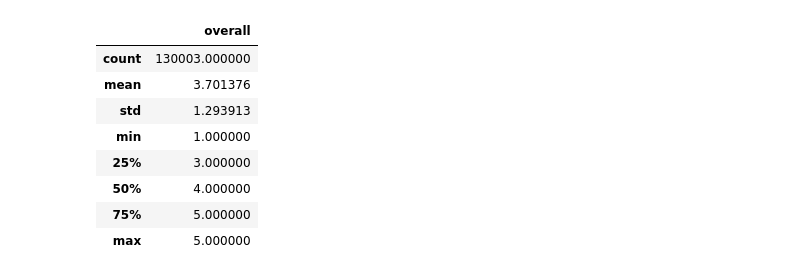
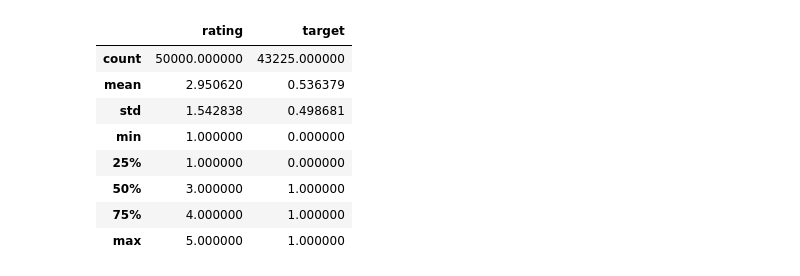
Before and after one commit to SKsergio/FeelingsProductPY, a Jupyter notebook: notebooks/ProcessAllData.ipynb, the cells around one changed output. Cells and saved outputs as stored; diff of their text form; code cells hidden in the pictures.

```diff
--- a/notebooks/ProcessAllData.ipynb
+++ b/notebooks/ProcessAllData.ipynb
@@ -9,0 +9,2 @@ dataset = pd.read_csv('../data_process/cellphones.csv')
+# %%
+dataset = pd.read_csv('../data_process/FinalDataTrainer.csv')
@@ -17,24 +42,24 @@ dtype: object
 # %%
 #antes de pasar a hacer la lematizacion hare una eliminacion de muchos datos positivos que hay
 #eliminar muchos registros para balancear la data
-condition = dataset['overall'] == 5
-num_to_remove = 1000
+condition = dataset['rating'] == 5
+num_to_remove = 50000
 rows_to_remove = dataset[condition].head(num_to_remove)
 
 # Eliminar esas filas del DataFrame original
 dataset = dataset.drop(rows_to_remove.index)
 
 dataset.describe()
 # %% [output]
-|  | overall |
-| count | 130003.000000 |
-| mean | 3.701376 |
-| std | 1.293913 |
-| min | 1.000000 |
-| 25% | 3.000000 |
-| 50% | 4.000000 |
-| 75% | 5.000000 |
-| max | 5.000000 |
+|  | rating | target |
+| count | 50000.000000 | 43225.000000 |
+| mean | 2.950620 | 0.536379 |
+| std | 1.542838 | 0.498681 |
+| min | 1.000000 | 0.000000 |
+| 25% | 1.000000 | 0.000000 |
+| 50% | 3.000000 | 1.000000 |
+| 75% | 4.000000 | 1.000000 |
+| max | 5.000000 | 1.000000 |
 # %%
 analyzer = SentimentIntensityAnalyzer()
 
```
Also changed, not shown: parts of 25 cells of this notebook, 15 other files.
